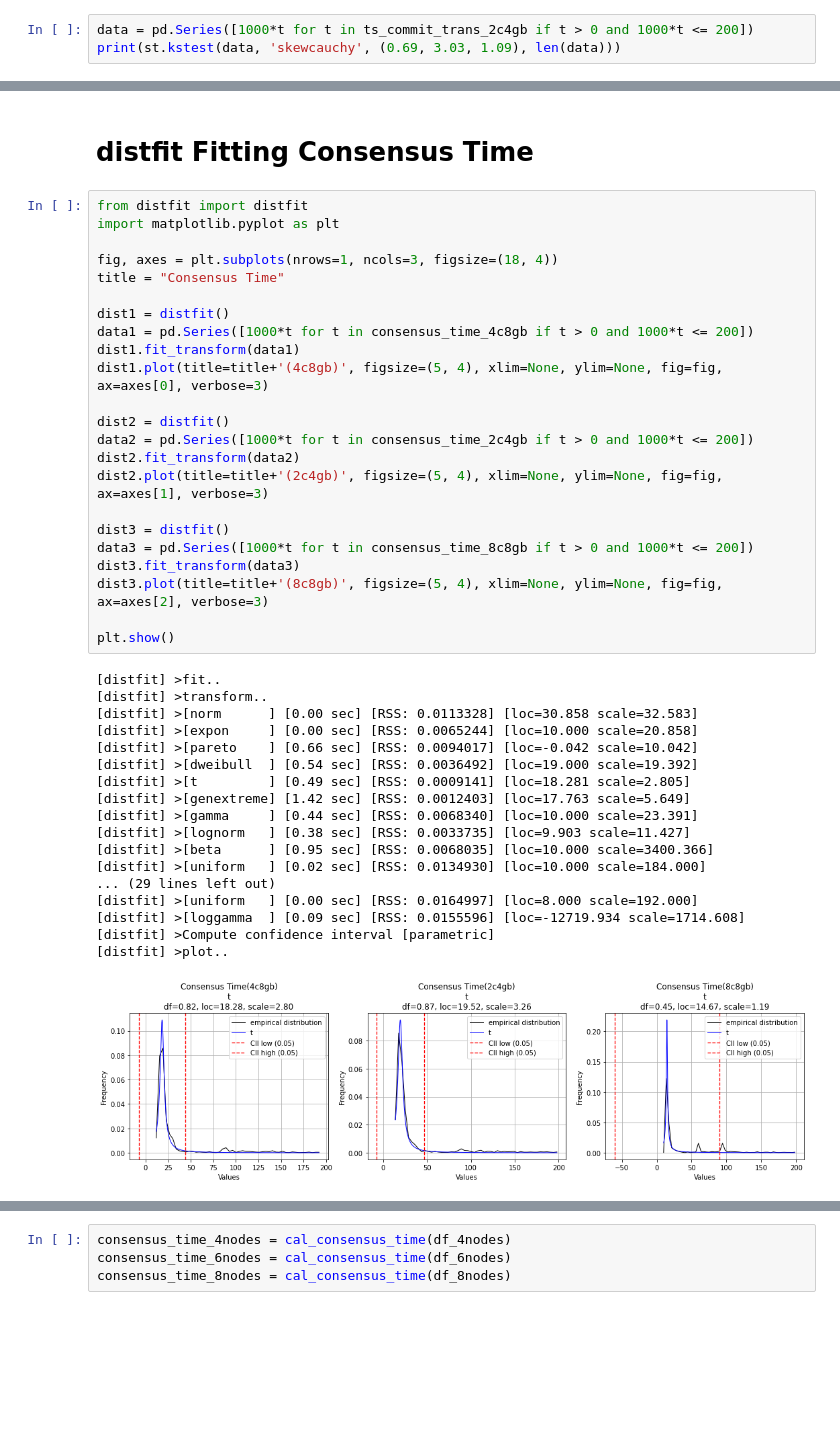
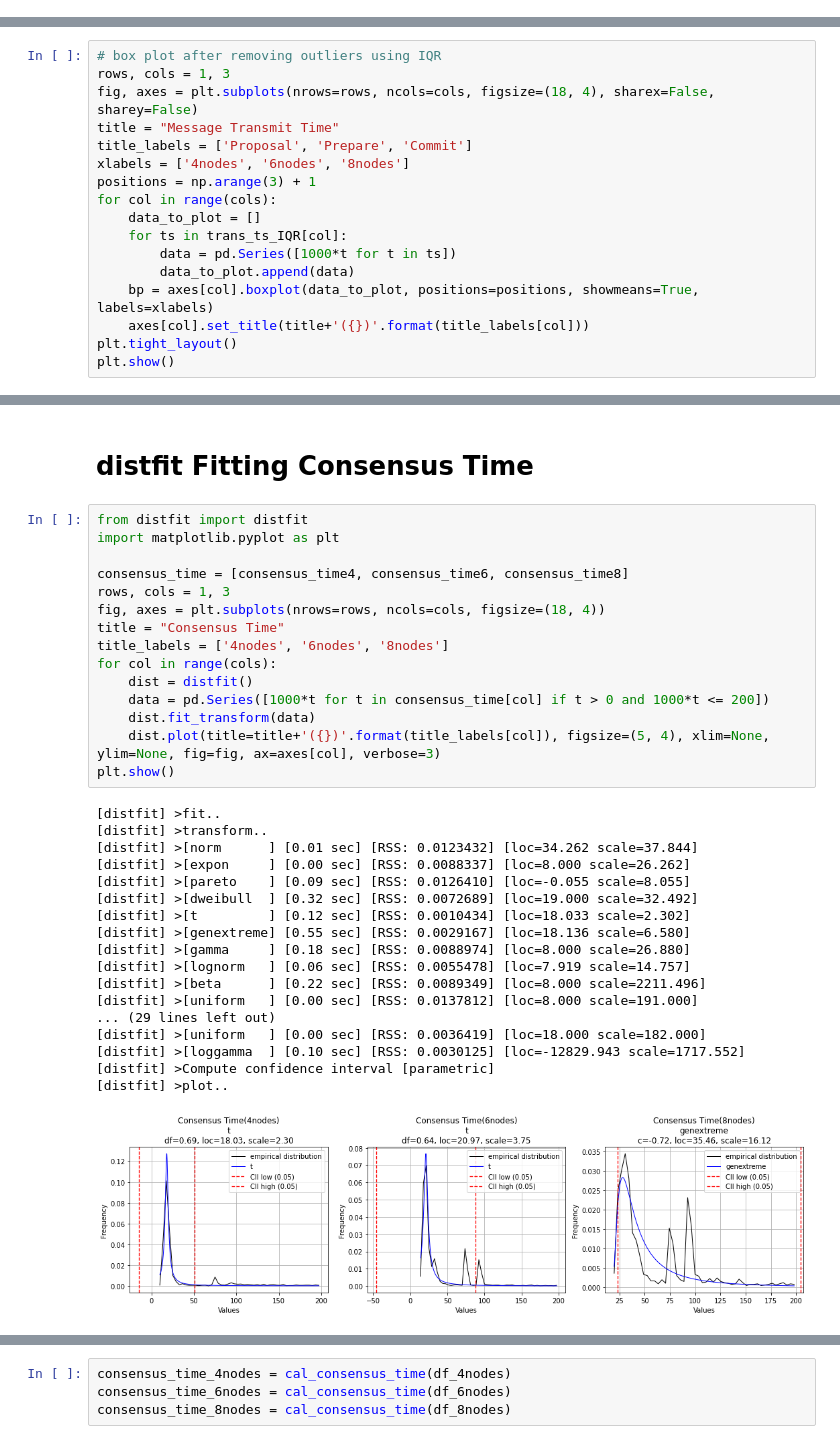
Before and after one commit to CaixiangFan/besu-benchmark, a Jupyter notebook: src/log_analysis.ipynb, the cells around one changed output, grey strips where cells are left out. Drawn from its saved outputs; the diff is of its cells as text; blank space fills up the shorter version.

```diff
--- a/src/log_analysis.ipynb
+++ b/src/log_analysis.ipynb
@@ -495,3 +370,0 @@ plot_fitting(ts_commit_trans_2c4gb, 200, 'Commit Message Transmit Time 2c4gb')
-# %%
-data = pd.Series([1000*t for t in ts_commit_trans_2c4gb if t > 0 and 1000*t <= 200])
-print(st.kstest(data, 'skewcauchy', (0.69, 3.03, 1.09), len(data)))
@@ -637,0 +474,17 @@ dist.plot()
+# %%
+# box plot after removing outliers using IQR
+rows, cols = 1, 3
+fig, axes = plt.subplots(nrows=rows, ncols=cols, figsize=(18, 4), sharex=False, sharey=False)
+title = "Message Transmit Time"
+title_labels = ['Proposal', 'Prepare', 'Commit']
+xlabels = ['4nodes', '6nodes', '8nodes']
+positions = np.arange(3) + 1
+for col in range(cols):
+    data_to_plot = []
+    for ts in trans_ts_IQR[col]:
+        data = pd.Series([1000*t for t in ts])
+        data_to_plot.append(data)
+    bp = axes[col].boxplot(data_to_plot, positions=positions, showmeans=True, labels=xlabels)
+    axes[col].set_title(title+'({})'.format(title_labels[col]))
+plt.tight_layout()
+plt.show()
@@ -640,42 +495,34 @@ dist.plot()
 # %%
 from distfit import distfit
 import matplotlib.pyplot as plt
 
-fig, axes = plt.subplots(nrows=1, ncols=3, figsize=(18, 4))
+consensus_time = [consensus_time4, consensus_time6, consensus_time8]
+rows, cols = 1, 3
+fig, axes = plt.subplots(nrows=rows, ncols=cols, figsize=(18, 4))
 title = "Consensus Time"
-
-dist1 = distfit()
-data1 = pd.Series([1000*t for t in consensus_time_4c8gb if t > 0 and 1000*t <= 200])
-dist1.fit_transform(data1)
-dist1.plot(title=title+'(4c8gb)', figsize=(5, 4), xlim=None, ylim=None, fig=fig, ax=axes[0], verbose=3)
-
-dist2 = distfit()
-data2 = pd.Series([1000*t for t in consensus_time_2c4gb if t > 0 and 1000*t <= 200])
-dist2.fit_transform(data2)
-dist2.plot(title=title+'(2c4gb)', figsize=(5, 4), xlim=None, ylim=None, fig=fig, ax=axes[1], verbose=3)
-
-dist3 = distfit()
-data3 = pd.Series([1000*t for t in consensus_time_8c8gb if t > 0 and 1000*t <= 200])
-dist3.fit_transform(data3)
-dist3.plot(title=title+'(8c8gb)', figsize=(5, 4), xlim=None, ylim=None, fig=fig, ax=axes[2], verbose=3)
-
+title_labels = ['4nodes', '6nodes', '8nodes']
+for col in range(cols):
+    dist = distfit()
+    data = pd.Series([1000*t for t in consensus_time[col] if t > 0 and 1000*t <= 200])
+    dist.fit_transform(data)
+    dist.plot(title=title+'({})'.format(title_labels[col]), figsize=(5, 4), xlim=None, ylim=None, fig=fig, ax=axes[col], verbose=3)
 plt.show()
 # %% [output]
 [distfit] >fit..
 [distfit] >transform..
-[distfit] >[norm      ] [0.00 sec] [RSS: 0.0113328] [loc=30.858 scale=32.583]
-[distfit] >[expon     ] [0.00 sec] [RSS: 0.0065244] [loc=10.000 scale=20.858]
-[distfit] >[pareto    ] [0.66 sec] [RSS: 0.0094017] [loc=-0.042 scale=10.042]
-[distfit] >[dweibull  ] [0.54 sec] [RSS: 0.0036492] [loc=19.000 scale=19.392]
-[distfit] >[t         ] [0.49 sec] [RSS: 0.0009141] [loc=18.281 scale=2.805]
-[distfit] >[genextreme] [1.42 sec] [RSS: 0.0012403] [loc=17.763 scale=5.649]
-[distfit] >[gamma     ] [0.44 sec] [RSS: 0.0068340] [loc=10.000 scale=23.391]
-[distfit] >[lognorm   ] [0.38 sec] [RSS: 0.0033735] [loc=9.903 scale=11.427]
-[distfit] >[beta      ] [0.95 sec] [RSS: 0.0068035] [loc=10.000 scale=3400.366]
-[distfit] >[uniform   ] [0.02 sec] [RSS: 0.0134930] [loc=10.000 scale=184.000]
+[distfit] >[norm      ] [0.01 sec] [RSS: 0.0123432] [loc=34.262 scale=37.844]
+[distfit] >[expon     ] [0.00 sec] [RSS: 0.0088337] [loc=8.000 scale=26.262]
+[distfit] >[pareto    ] [0.09 sec] [RSS: 0.0126410] [loc=-0.055 scale=8.055]
+[distfit] >[dweibull  ] [0.32 sec] [RSS: 0.0072689] [loc=19.000 scale=32.492]
+[distfit] >[t         ] [0.12 sec] [RSS: 0.0010434] [loc=18.033 scale=2.302]
+[distfit] >[genextreme] [0.55 sec] [RSS: 0.0029167] [loc=18.136 scale=6.580]
+[distfit] >[gamma     ] [0.18 sec] [RSS: 0.0088974] [loc=8.000 scale=26.880]
+[distfit] >[lognorm   ] [0.06 sec] [RSS: 0.0055478] [loc=7.919 scale=14.757]
+[distfit] >[beta      ] [0.22 sec] [RSS: 0.0089349] [loc=8.000 scale=2211.496]
+[distfit] >[uniform   ] [0.00 sec] [RSS: 0.0137812] [loc=8.000 scale=191.000]
 ... (29 lines left out)
-[distfit] >[uniform   ] [0.00 sec] [RSS: 0.0164997] [loc=8.000 scale=192.000]
-[distfit] >[loggamma  ] [0.09 sec] [RSS: 0.0155596] [loc=-12719.934 scale=1714.608]
+[distfit] >[uniform   ] [0.00 sec] [RSS: 0.0036419] [loc=18.000 scale=182.000]
+[distfit] >[loggamma  ] [0.10 sec] [RSS: 0.0030125] [loc=-12829.943 scale=1717.552]
 [distfit] >Compute confidence interval [parametric]
 [distfit] >plot..
-[figure, old version]
+[figure, new version]
```
Also changed, not shown: parts of 58 cells of this notebook, 1 other file.
